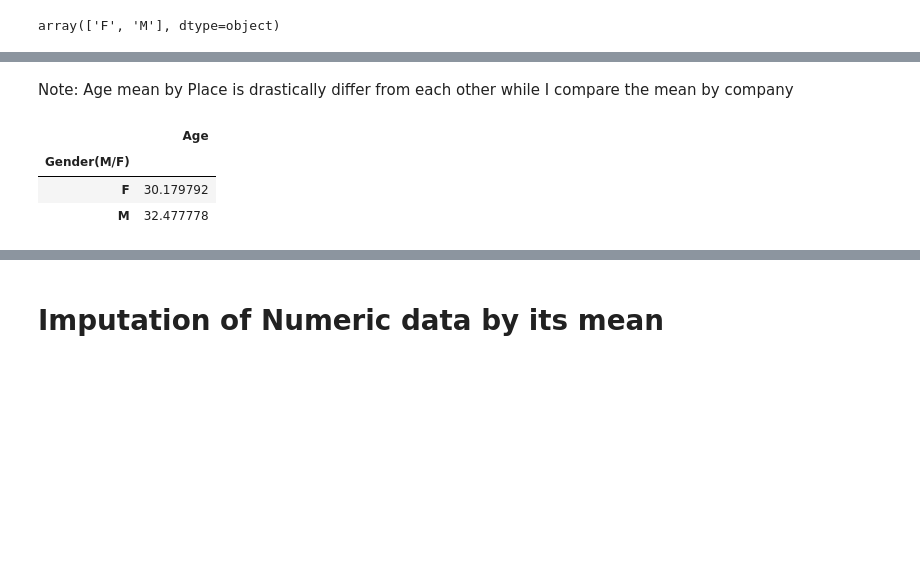
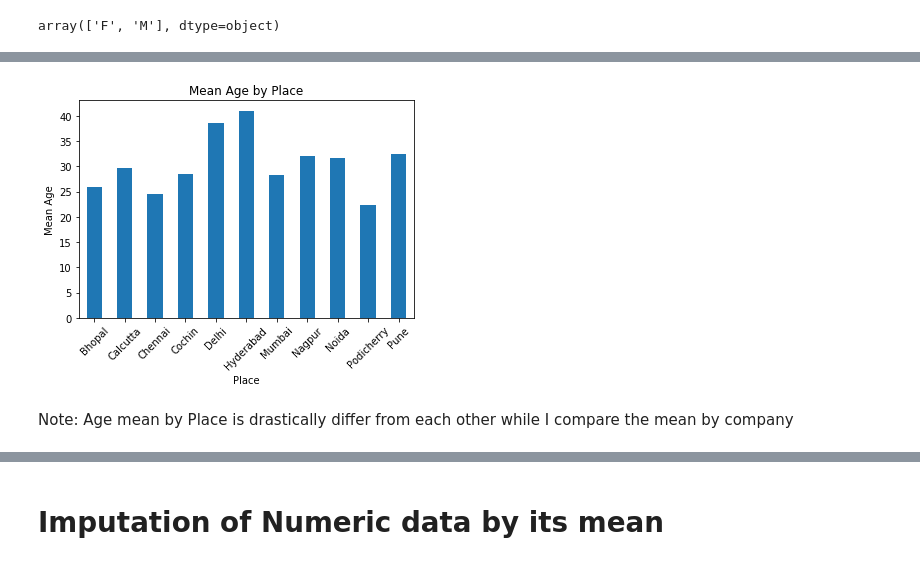
Before and after one commit to KASHOK87/Hackathon, a Jupyter notebook: Insights from Company .ipynb, the cells around one changed output, grey strips where cells are left out. Cells and saved outputs as stored; diff of their text form; code cells hidden in the pictures; blank space fills up the shorter version.

```diff
--- a/Insights from Company .ipynb
+++ b/Insights from Company .ipynb
@@ -123,9 +117,9 @@ age.groupby('Place').mean().sort_values('Age')
+# %%
+age.groupby('Place').mean().plot(kind="bar",legend=False,rot=45)
+plt.ylabel("Mean Age")
+plt.title("Mean Age by Place")
+plt.show()
+# %% [output]
+[figure, added]
 # %% [markdown]
 Note: Age mean by Place is drastically differ from each other while I compare the mean by company
-# %%
-age.groupby('Gender(M/F)').mean().sort_values('Age')
-# %% [output]
-|  | Age |
-| Gender(M/F) |  |
-| F | 30.179792 |
-| M | 32.477778 |
```
Also changed, not shown: parts of 46 cells of this notebook.
